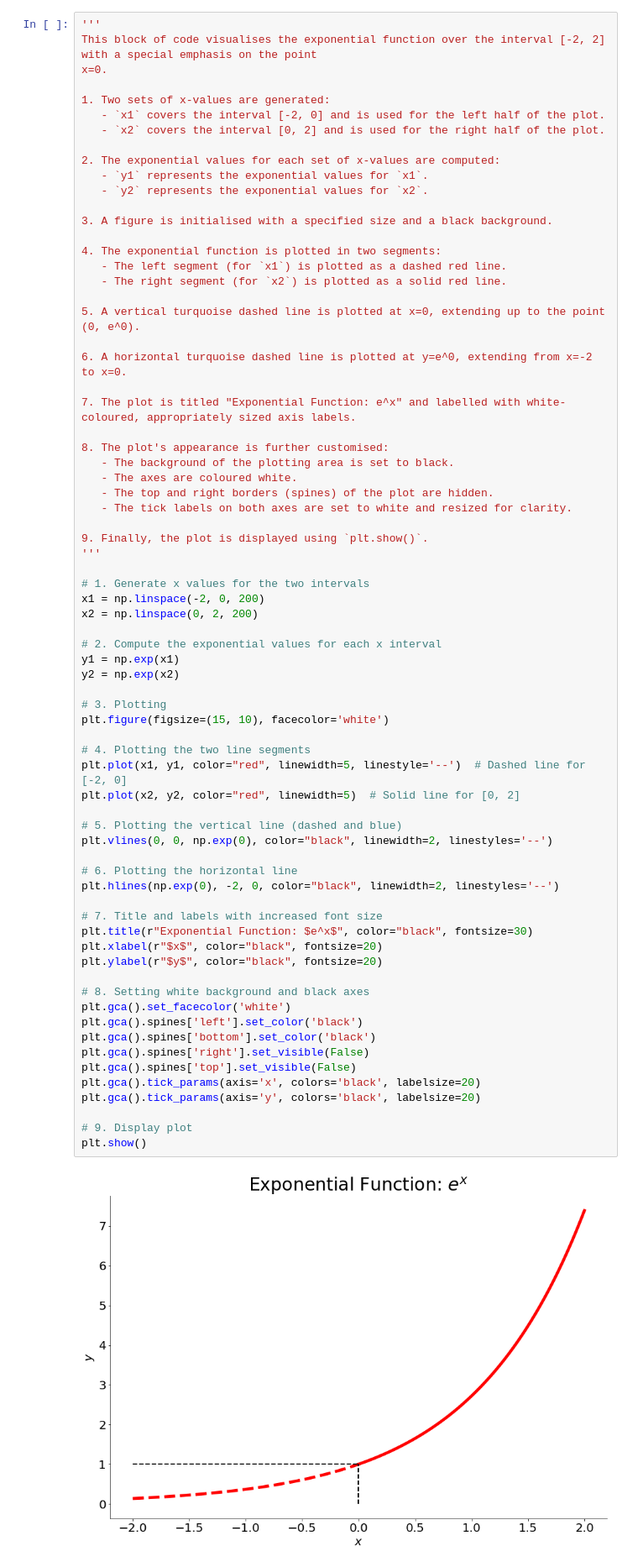
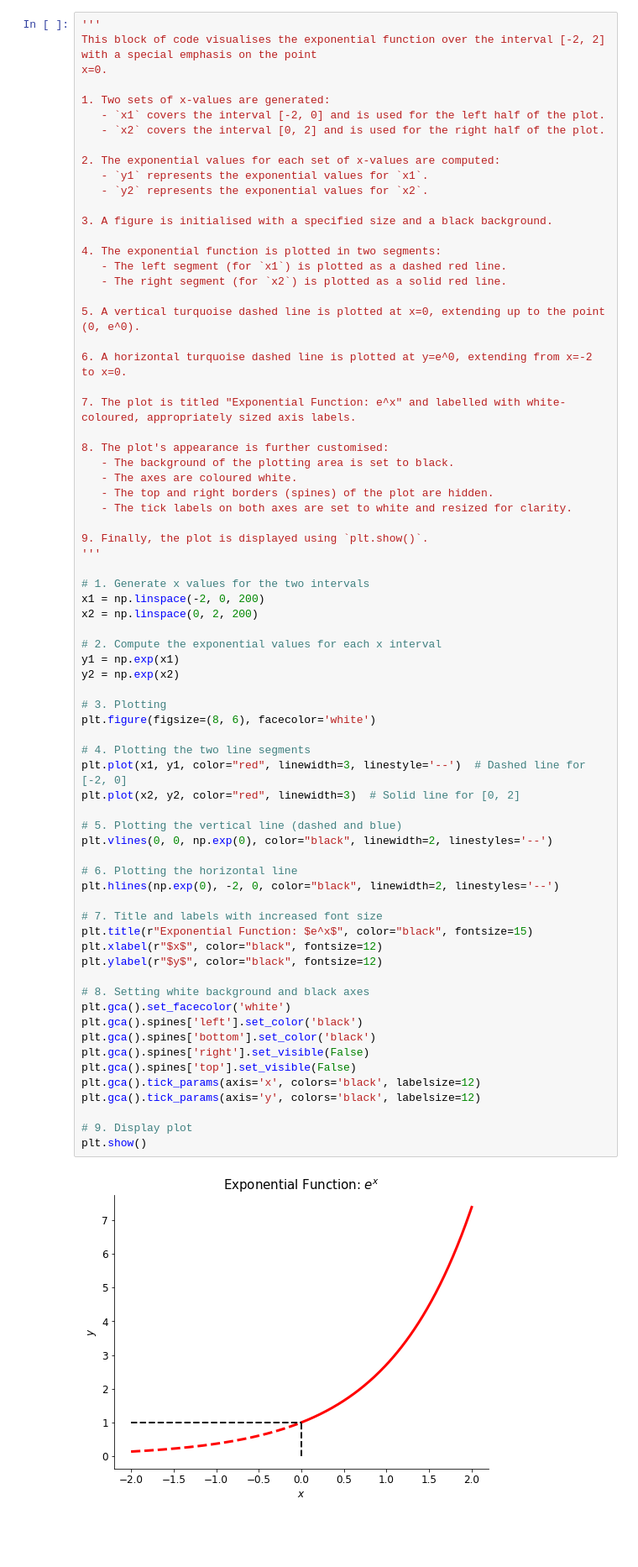
Before and after one commit to Cherry-Pi3/applied-mathematics-101, a Jupyter notebook: module 1/Introduction to Differential Equations - Module 1.1.ipynb, the cells around one changed output. Shown: that part at 84% size. Drawn from its saved outputs; the diff is of its cells as text; blank space fills up the shorter version.

```diff
--- a/module 1/Introduction to Differential Equations - Module 1.1.ipynb
+++ b/module 1/Introduction to Differential Equations - Module 1.1.ipynb
@@ -69,42 +69,42 @@ x=0.
 # 1. Generate x values for the two intervals
 x1 = np.linspace(-2, 0, 200)
 x2 = np.linspace(0, 2, 200)
 
 # 2. Compute the exponential values for each x interval
 y1 = np.exp(x1)
 y2 = np.exp(x2)
 
 # 3. Plotting
-plt.figure(figsize=(15, 10), facecolor='white')
+plt.figure(figsize=(8, 6), facecolor='white')
 
 # 4. Plotting the two line segments
-plt.plot(x1, y1, color="red", linewidth=5, linestyle='--')  # Dashed line for [-2, 0]
-plt.plot(x2, y2, color="red", linewidth=5)  # Solid line for [0, 2]
+plt.plot(x1, y1, color="red", linewidth=3, linestyle='--')  # Dashed line for [-2, 0]
+plt.plot(x2, y2, color="red", linewidth=3)  # Solid line for [0, 2]
 
 # 5. Plotting the vertical line (dashed and blue)
 plt.vlines(0, 0, np.exp(0), color="black", linewidth=2, linestyles='--')
 
 # 6. Plotting the horizontal line
 plt.hlines(np.exp(0), -2, 0, color="black", linewidth=2, linestyles='--')
 
 # 7. Title and labels with increased font size
-plt.title(r"Exponential Function: $e^x$", color="black", fontsize=30)
-plt.xlabel(r"$x$", color="black", fontsize=20)
-plt.ylabel(r"$y$", color="black", fontsize=20)
+plt.title(r"Exponential Function: $e^x$", color="black", fontsize=15)
+plt.xlabel(r"$x$", color="black", fontsize=12)
+plt.ylabel(r"$y$", color="black", fontsize=12)
 
 # 8. Setting white background and black axes
 plt.gca().set_facecolor('white')
 plt.gca().spines['left'].set_color('black')
 plt.gca().spines['bottom'].set_color('black')
 plt.gca().spines['right'].set_visible(False)
 plt.gca().spines['top'].set_visible(False)
-plt.gca().tick_params(axis='x', colors='black', labelsize=20)
-plt.gca().tick_params(axis='y', colors='black', labelsize=20)
+plt.gca().tick_params(axis='x', colors='black', labelsize=12)
+plt.gca().tick_params(axis='y', colors='black', labelsize=12)
 
 # 9. Display plot
 plt.show()
 # %% [output]
-[figure, old version]
+[figure, new version]
 # %% [markdown]
 ## Why study them? <a id='ch2'></a>
 
```
Also changed, not shown: parts of 2 cells of this notebook.
